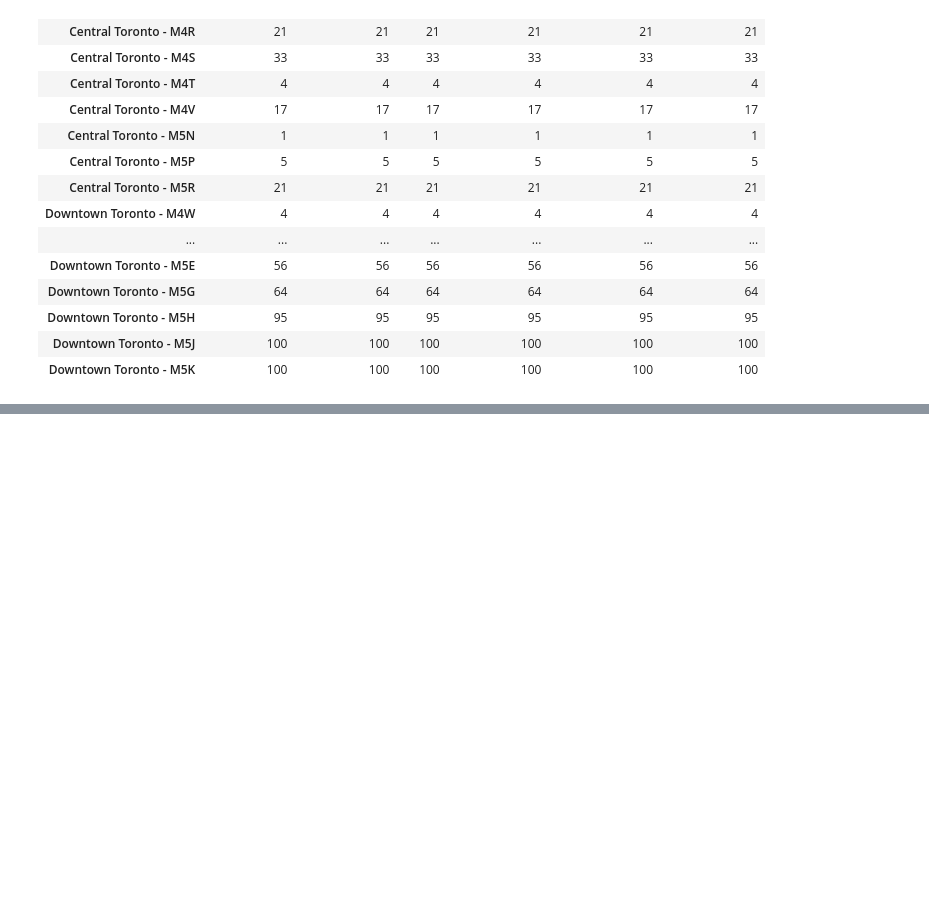
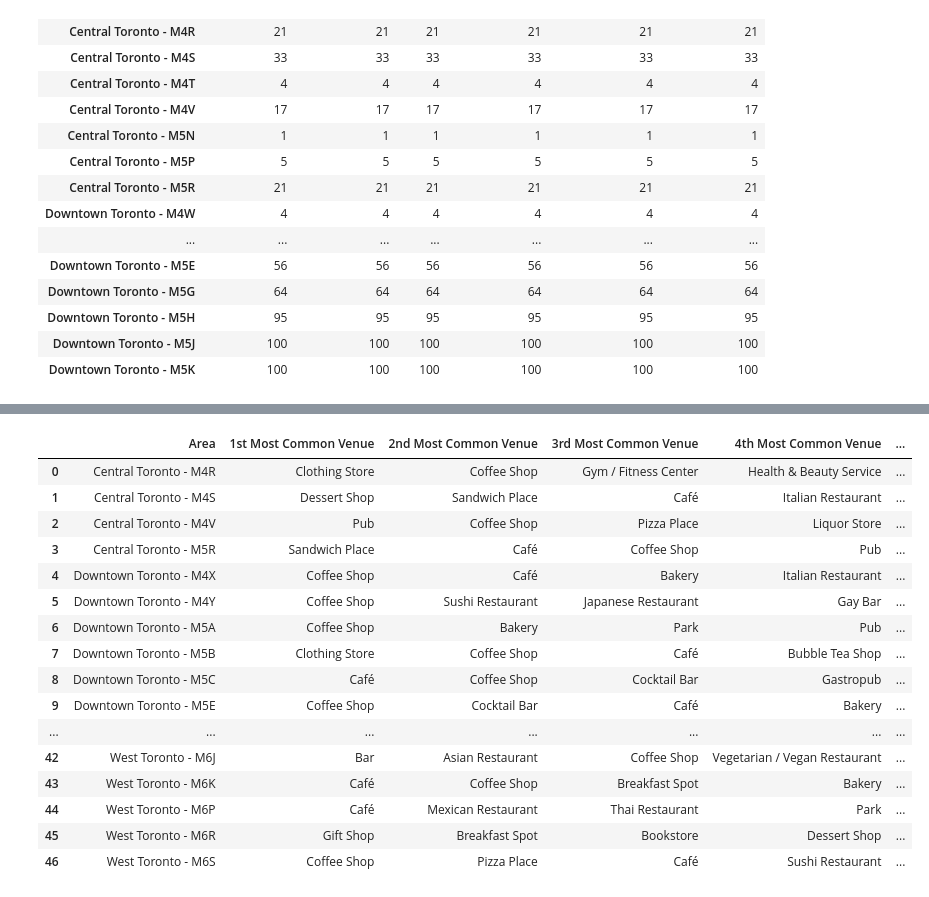
Before and after one commit to tamelamaciel/Coursera_Capstone, a Jupyter notebook: Coursera_Capstone-Battle_of_the_Neighbourhoods.ipynb, the cells around one changed output, grey strips where cells are left out. Saved outputs shown, nothing was run; the diff lists cells and outputs as text; code cells hidden in the pictures; blank space fills up the shorter version.

```diff
--- a/Coursera_Capstone-Battle_of_the_Neighbourhoods.ipynb
+++ b/Coursera_Capstone-Battle_of_the_Neighbourhoods.ipynb
@@ -300,0 +364,12 @@ There are now 2024 rows and 7 columns in the 'toronto_venues' database
+# %%
+num_top_venues = 5
+
+for area in toronto_grouped['Area']:
+    print("----"+area+"----")
+    temp = toronto_grouped[toronto_grouped['Area'] == area].T.reset_index()
+    temp.columns = ['venue','freq']
+    temp = temp.iloc[1:]
+    temp['freq'] = temp['freq'].astype(float)
+    temp = temp.round({'freq': 2})
+    print(temp.sort_values('freq', ascending=False).reset_index(drop=True).head(num_top_venues))
+    print('\n')
@@ -300,0 +400,46 @@ There are now 2024 rows and 7 columns in the 'toronto_venues' database
+# %%
+#function to return most common venues in descending order
+def return_most_common_venues(row, num_top_venues):
+    row_categories = row.iloc[1:]
+    row_categories_sorted = row_categories.sort_values(ascending=False)
+
+    return row_categories_sorted.index.values[0:num_top_venues]
+# %%
+num_top_venues = 10
+
+indicators = ['st', 'nd', 'rd']
+
+# create columns according to designated number of top venues, with appropriate prefixes
+columns = ['Area']
+for ind in np.arange(num_top_venues):
+    try:
+        columns.append('{}{} Most Common Venue'.format(ind+1, indicators[ind]))
+    except:
+        columns.append('{}th Most Common Venue'.format(ind+1))
+
+# create a new dataframe
+area_venues_sorted = pd.DataFrame(columns=columns)
+area_venues_sorted['Area'] = toronto_grouped['Area']
+
+for ind in np.arange(toronto_grouped.shape[0]):
+    area_venues_sorted.iloc[ind, 1:] = return_most_common_venues(toronto_grouped.iloc[ind, :], num_top_venues)
+
+area_venues_sorted
+# %% [output]
+|  | Area | 1st Most Common Venue | 2nd Most Common Venue | 3rd Most Common Venue | 4th Most Common Venue | ... |
+| 0 | Central Toronto - M4R | Clothing Store | Coffee Shop | Gym / Fitness Center | Health & Beauty Service | ... |
+| 1 | Central Toronto - M4S | Dessert Shop | Sandwich Place | Café | Italian Restaurant | ... |
+| 2 | Central Toronto - M4V | Pub | Coffee Shop | Pizza Place | Liquor Store | ... |
+| 3 | Central Toronto - M5R | Sandwich Place | Café | Coffee Shop | Pub | ... |
+| 4 | Downtown Toronto - M4X | Coffee Shop | Café | Bakery | Italian Restaurant | ... |
+| 5 | Downtown Toronto - M4Y | Coffee Shop | Sushi Restaurant | Japanese Restaurant | Gay Bar | ... |
+| 6 | Downtown Toronto - M5A | Coffee Shop | Bakery | Park | Pub | ... |
+| 7 | Downtown Toronto - M5B | Clothing Store | Coffee Shop | Café | Bubble Tea Shop | ... |
+| 8 | Downtown Toronto - M5C | Café | Coffee Shop | Cocktail Bar | Gastropub | ... |
+| 9 | Downtown Toronto - M5E | Coffee Shop | Cocktail Bar | Café | Bakery | ... |
+| ... | ... | ... | ... | ... | ... | ... |
+| 42 | West Toronto - M6J | Bar | Asian Restaurant | Coffee Shop | Vegetarian / Vegan Restaurant | ... |
+| 43 | West Toronto - M6K | Café | Coffee Shop | Breakfast Spot | Bakery | ... |
+| 44 | West Toronto - M6P | Café | Mexican Restaurant | Thai Restaurant | Park | ... |
+| 45 | West Toronto - M6R | Gift Shop | Breakfast Spot | Bookstore | Dessert Shop | ... |
+| 46 | West Toronto - M6S | Coffee Shop | Pizza Place | Café | Sushi Restaurant | ... |
```
Also changed, not shown: parts of 44 cells of this notebook.
